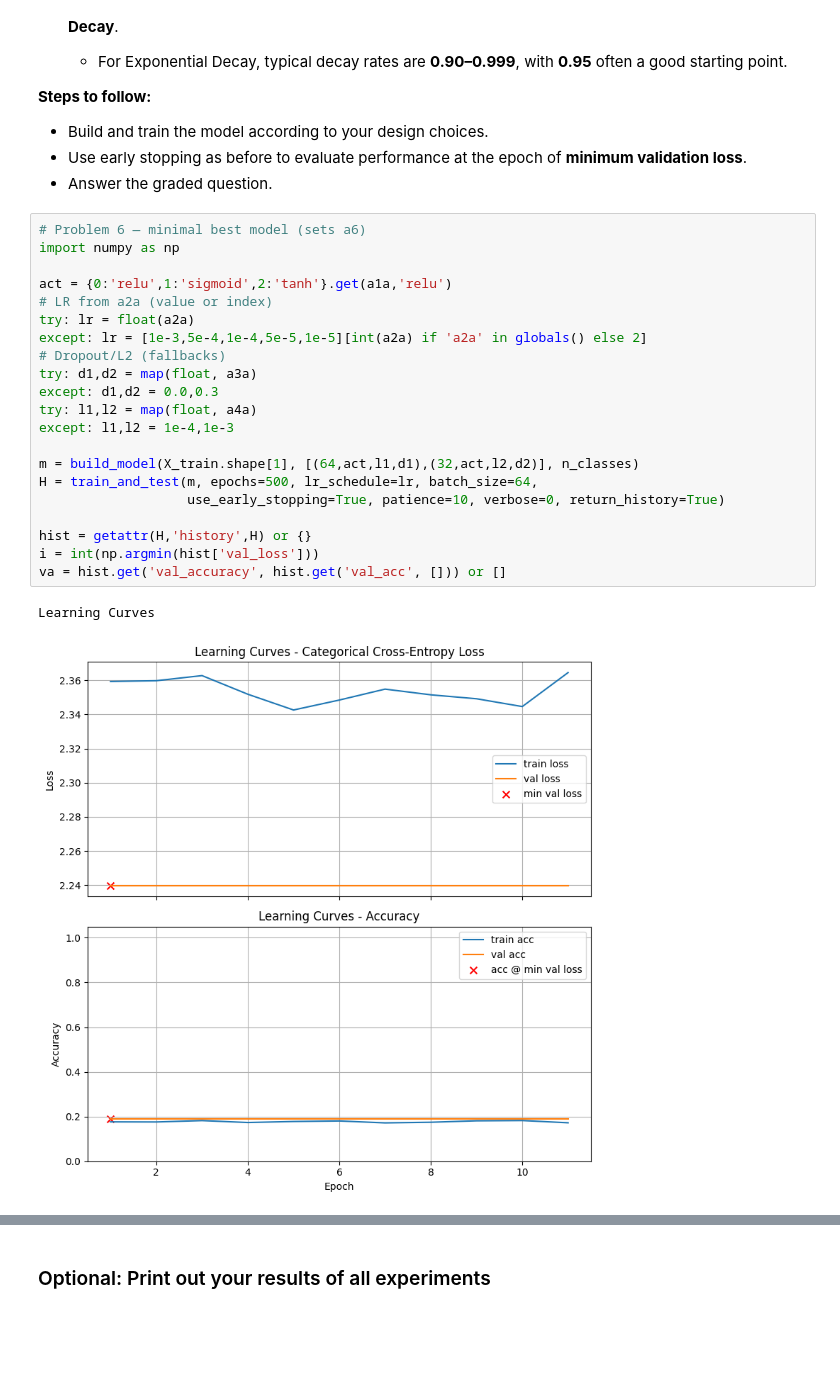
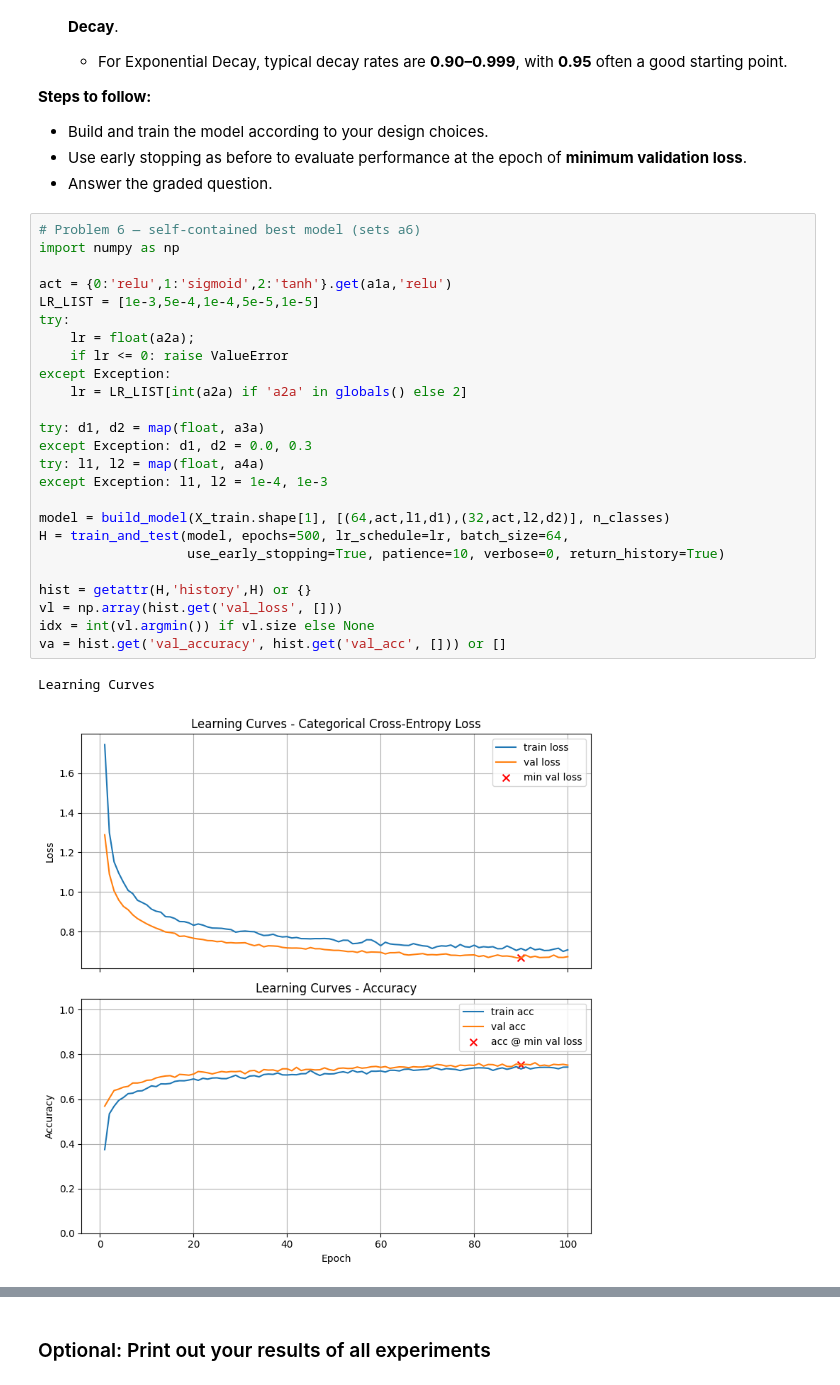
Before and after one commit to bchekole/Fall2025-MOD-703, a Jupyter notebook: Homework_03 (2).ipynb, the cells around one changed output, grey strips where cells are left out. Saved outputs shown, nothing was run; the diff lists cells and outputs as text; blank space fills up the shorter version.

```diff
--- a/Homework_03 (2).ipynb
+++ b/Homework_03 (2).ipynb
@@ -1120,26 +1120,30 @@ In this final problem, you will design and train your **best-performing model**
 * Use early stopping as before to evaluate performance at the epoch of **minimum validation loss**.
 * Answer the graded question.
 # %%
-# Problem 6 — minimal best model (sets a6)
+# Problem 6 — self-contained best model (sets a6)
 import numpy as np
 
 act = {0:'relu',1:'sigmoid',2:'tanh'}.get(a1a,'relu')
-# LR from a2a (value or index)
-try: lr = float(a2a)
-except: lr = [1e-3,5e-4,1e-4,5e-5,1e-5][int(a2a) if 'a2a' in globals() else 2]
-# Dropout/L2 (fallbacks)
-try: d1,d2 = map(float, a3a)
-except: d1,d2 = 0.0,0.3
-try: l1,l2 = map(float, a4a)
-except: l1,l2 = 1e-4,1e-3
+LR_LIST = [1e-3,5e-4,1e-4,5e-5,1e-5]
+try:
+    lr = float(a2a);
+    if lr <= 0: raise ValueError
+except Exception:
+    lr = LR_LIST[int(a2a) if 'a2a' in globals() else 2]
 
-m = build_model(X_train.shape[1], [(64,act,l1,d1),(32,act,l2,d2)], n_classes)
-H = train_and_test(m, epochs=500, lr_schedule=lr, batch_size=64,
+try: d1, d2 = map(float, a3a)
+except Exception: d1, d2 = 0.0, 0.3
+try: l1, l2 = map(float, a4a)
+except Exception: l1, l2 = 1e-4, 1e-3
+
+model = build_model(X_train.shape[1], [(64,act,l1,d1),(32,act,l2,d2)], n_classes)
+H = train_and_test(model, epochs=500, lr_schedule=lr, batch_size=64,
                    use_early_stopping=True, patience=10, verbose=0, return_history=True)
 
 hist = getattr(H,'history',H) or {}
-i = int(np.argmin(hist['val_loss']))
+vl = np.array(hist.get('val_loss', []))
+idx = int(vl.argmin()) if vl.size else None
 va = hist.get('val_accuracy', hist.get('val_acc', [])) or []
 # %% [output]
 Learning Curves
-[figure, old version]
+[figure, new version]
```
Also changed, not shown: parts of 4 cells of this notebook.
